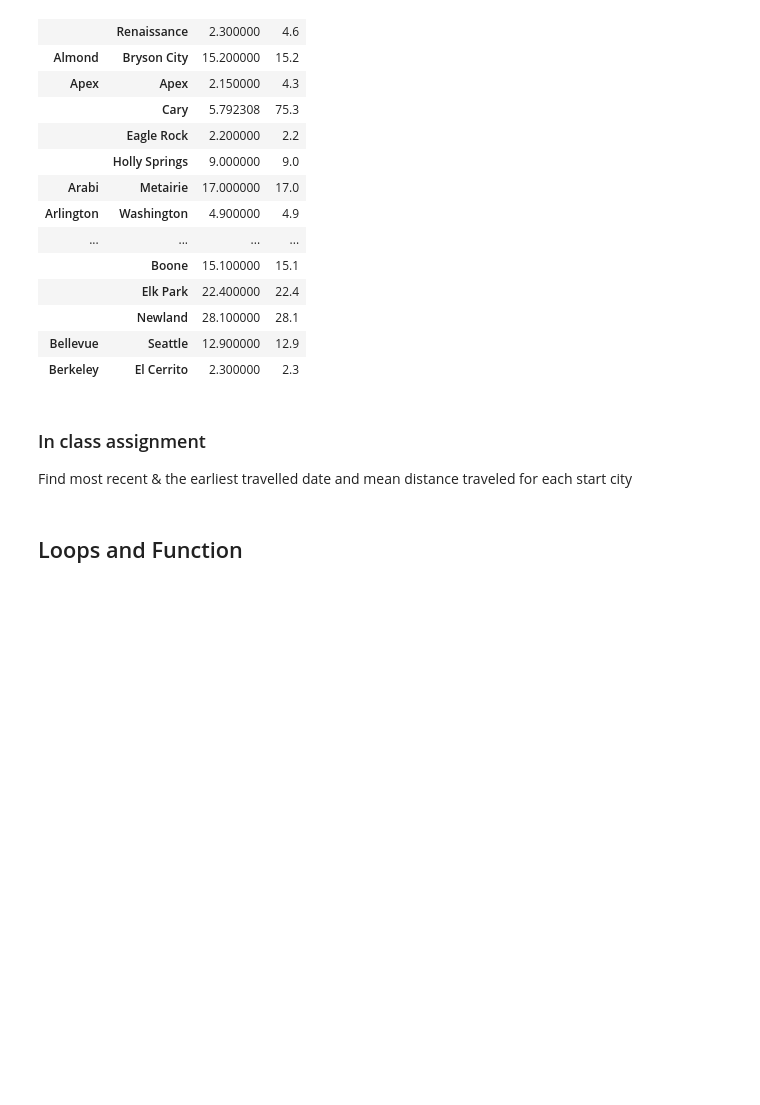
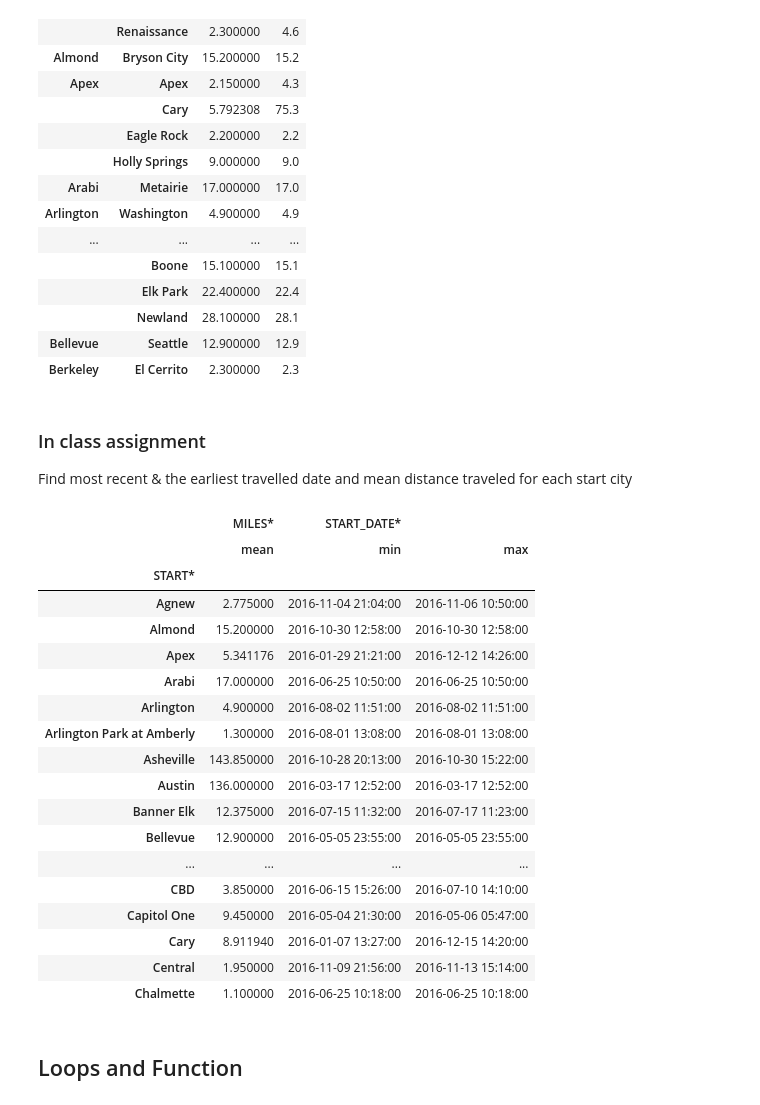
Before and after one commit to Army-man-gif/Courses, a Jupyter notebook: Course 1/Work/python_overview (1).ipynb, the cells around one changed output. Saved outputs shown, nothing was run; the diff lists cells and outputs as text; code cells hidden in the pictures; blank space fills up the shorter version.

```diff
--- a/Course 1/Work/python_overview (1).ipynb
+++ b/Course 1/Work/python_overview (1).ipynb
@@ -769,6 +769,30 @@ df.groupby(["START*","STOP*"])["MILES*"].agg(["mean","sum"]).head(20)
 ### In class assignment
 
 Find most recent & the earliest travelled date and mean distance traveled for each start city
+# %%
+df  = df.iloc[:-1,:]
+df["START_DATE*"] = pd.to_datetime(df["START_DATE*"])
+df.groupby(["START*"]).agg({"MILES*":["mean"],"START_DATE*":["min","max"]}).head(20)
+# %% [output]
+|  | MILES* | START_DATE* |  |
+|  | mean | min | max |
+| START* |  |  |  |
+| Agnew | 2.775000 | 2016-11-04 21:04:00 | 2016-11-06 10:50:00 |
+| Almond | 15.200000 | 2016-10-30 12:58:00 | 2016-10-30 12:58:00 |
+| Apex | 5.341176 | 2016-01-29 21:21:00 | 2016-12-12 14:26:00 |
+| Arabi | 17.000000 | 2016-06-25 10:50:00 | 2016-06-25 10:50:00 |
+| Arlington | 4.900000 | 2016-08-02 11:51:00 | 2016-08-02 11:51:00 |
+| Arlington Park at Amberly | 1.300000 | 2016-08-01 13:08:00 | 2016-08-01 13:08:00 |
+| Asheville | 143.850000 | 2016-10-28 20:13:00 | 2016-10-30 15:22:00 |
+| Austin | 136.000000 | 2016-03-17 12:52:00 | 2016-03-17 12:52:00 |
+| Banner Elk | 12.375000 | 2016-07-15 11:32:00 | 2016-07-17 11:23:00 |
+| Bellevue | 12.900000 | 2016-05-05 23:55:00 | 2016-05-05 23:55:00 |
+| ... | ... | ... | ... |
+| CBD | 3.850000 | 2016-06-15 15:26:00 | 2016-07-10 14:10:00 |
+| Capitol One | 9.450000 | 2016-05-04 21:30:00 | 2016-05-06 05:47:00 |
+| Cary | 8.911940 | 2016-01-07 13:27:00 | 2016-12-15 14:20:00 |
+| Central | 1.950000 | 2016-11-09 21:56:00 | 2016-11-13 15:14:00 |
+| Chalmette | 1.100000 | 2016-06-25 10:18:00 | 2016-06-25 10:18:00 |
 # %% [markdown]
 ## Loops and Function
 # %%
```
Also changed, not shown: 1 other file.
